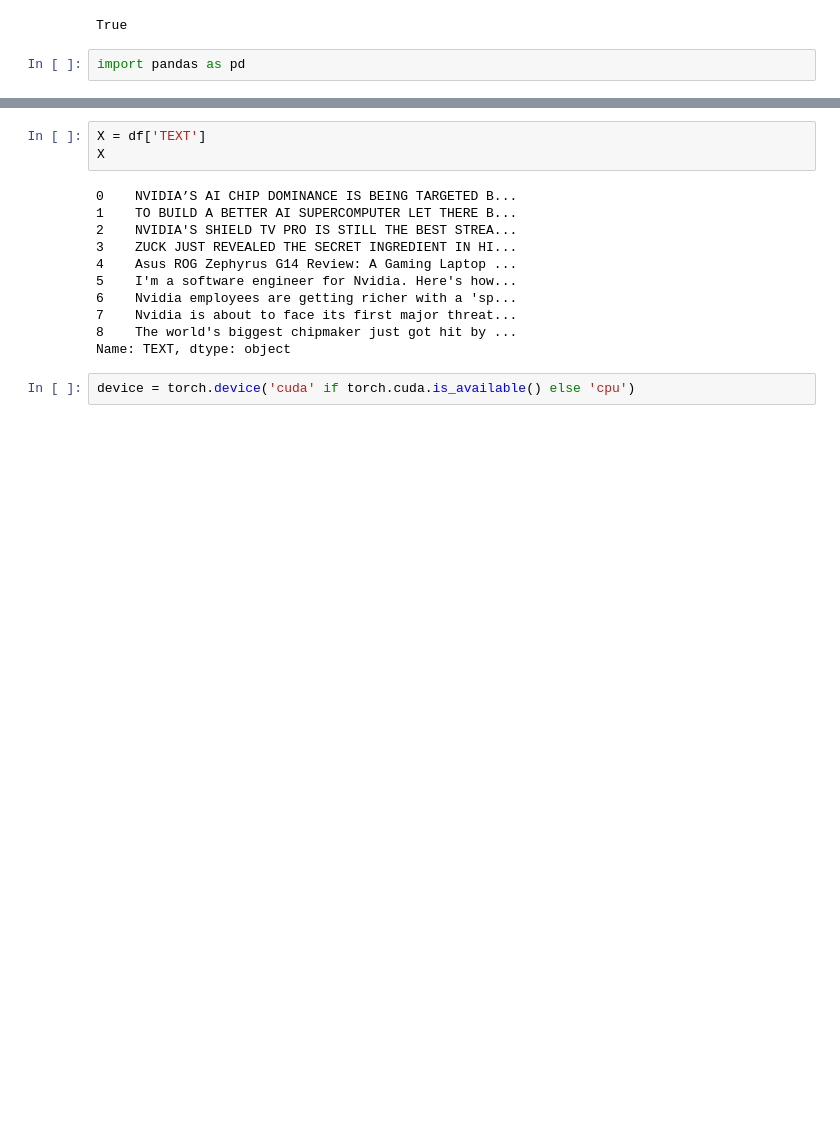
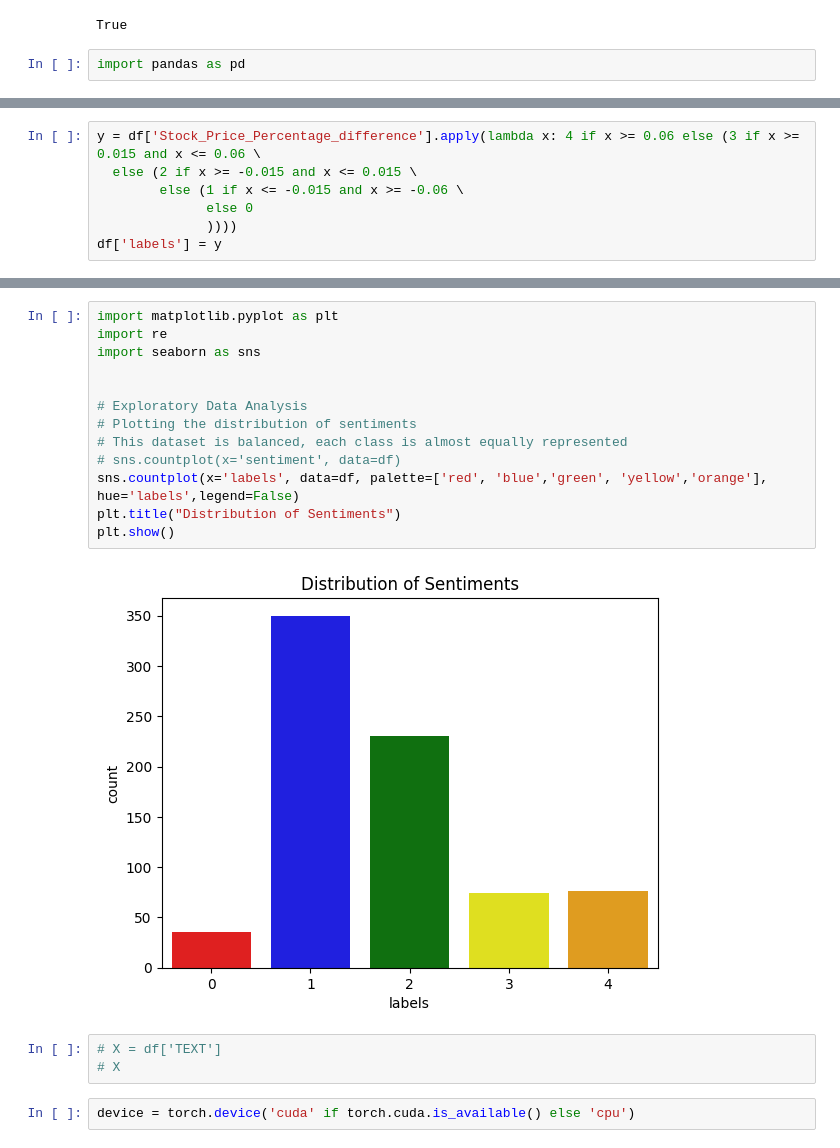
Before and after one commit to zuoningz/ITP459_project, a Jupyter notebook: model/GPT2sequence_finetune.ipynb, the cells around one changed output, grey strips where cells are left out. Saved outputs shown, nothing was run; the diff lists cells and outputs as text; blank space fills up the shorter version.

```diff
--- a/model/GPT2sequence_finetune.ipynb
+++ b/model/GPT2sequence_finetune.ipynb
@@ -99,0 +130,7 @@ df
+# %%
+y = df['Stock_Price_Percentage_difference'].apply(lambda x: 4 if x >= 0.06 else (3 if x >= 0.015 and x <= 0.06 \
+  else (2 if x >= -0.015 and x <= 0.015 \
+        else (1 if x <= -0.015 and x >= -0.06 \
+              else 0
+              ))))
+df['labels'] = y
@@ -100,17 +153,21 @@ df
+# %%
+import matplotlib.pyplot as plt
+import re
+import seaborn as sns
+
+
+# Exploratory Data Analysis
+# Plotting the distribution of sentiments
+# This dataset is balanced, each class is almost equally represented
+# sns.countplot(x='sentiment', data=df)
+sns.countplot(x='labels', data=df, palette=['red', 'blue','green', 'yellow','orange'], hue='labels',legend=False)
+plt.title("Distribution of Sentiments")
+plt.show()
+# %% [output]
+[figure, added]
 # %%
-X = df['TEXT']
-X
+# X = df['TEXT']
+# X
-# %% [output]
-0    NVIDIA’S AI CHIP DOMINANCE IS BEING TARGETED B...
-1    TO BUILD A BETTER AI SUPERCOMPUTER LET THERE B...
-2    NVIDIA'S SHIELD TV PRO IS STILL THE BEST STREA...
-3    ZUCK JUST REVEALED THE SECRET INGREDIENT IN HI...
-4    Asus ROG Zephyrus G14 Review: A Gaming Laptop ...
-5    I'm a software engineer for Nvidia. Here's how...
-6    Nvidia employees are getting richer with a 'sp...
-7    Nvidia is about to face its first major threat...
-8    The world's biggest chipmaker just got hit by ...
-Name: TEXT, dtype: object
 # %%
 device = torch.device('cuda' if torch.cuda.is_available() else 'cpu')
 # %%
```
Also changed, not shown: parts of 17 cells of this notebook, 7 other files.
